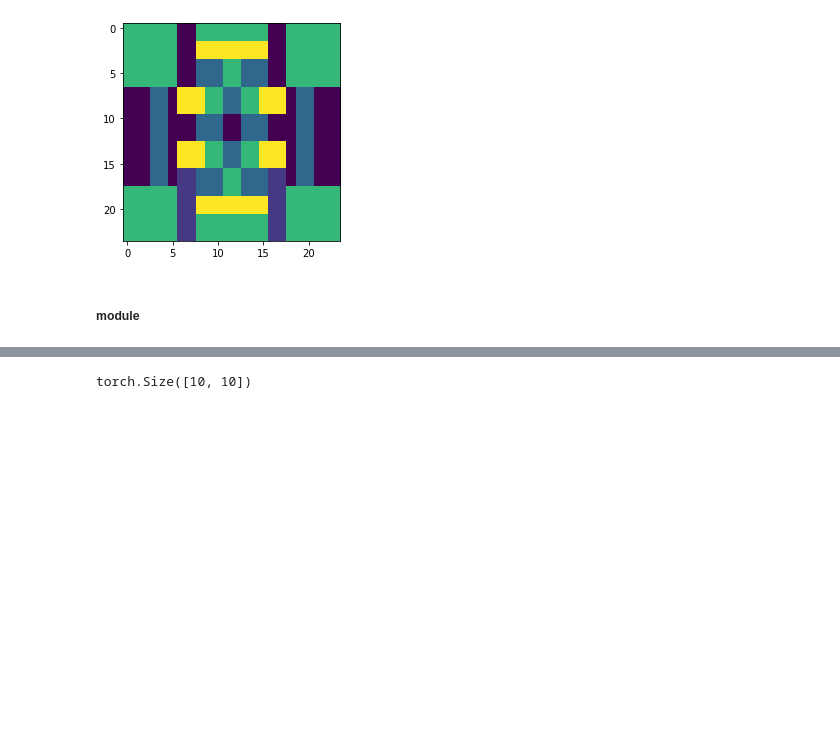
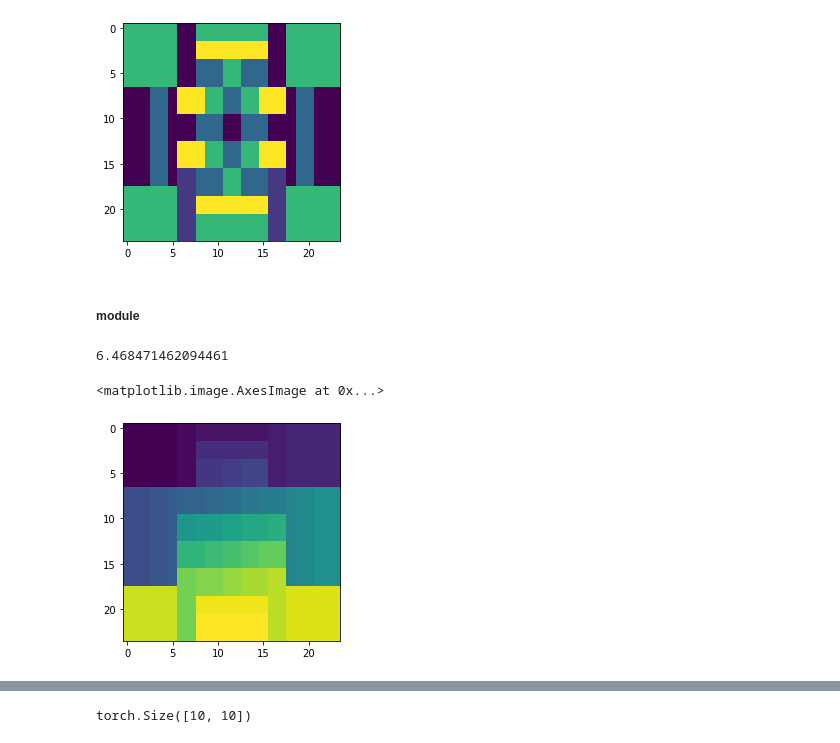
Before and after one commit to veya2ztn/TNproject, a Jupyter notebook: Model and Train.ipynb, the cells around one changed output, grey strips where cells are left out. Drawn from its saved outputs; the diff is of its cells as text; code cells hidden in the pictures; blank space fills up the shorter version.

```diff
--- a/Model and Train.ipynb
+++ b/Model and Train.ipynb
@@ -829,5 +961,26 @@ class PEPS_einsum_arbitrary_partition_optim(TN_Base):
             operands+=operand
         operands+= [[...,*self.outlist]]
         return self.einsum_engine(*operands,optimize=self.path)
+# %%
+arbitary_shape_state_dict = torch.load("models/arbitary_shape/arbitary_shape_2.json")
+info_per_group = arbitary_shape_state_dict['node']
+info_per_line  = arbitary_shape_state_dict['line']
+info_per_point = arbitary_shape_state_dict['element']
+# %%
+np.power(np.prod([t['D']*1.0 for t in info_per_line.values()]),1/len(info_per_line.values()))
+# %% [output]
+6.468471462094461
+# %%
+pattern=[]
+for i in range(24):
+    lines=[]
+    for j in range(24):
+        lines.append(info_per_point[i,j]['group'])
+    pattern.append(lines)
+# %%
+plt.imshow(pattern)
+# %% [output]
+<matplotlib.image.AxesImage at 0x...>
+[figure, added]
 # %%
 model = PEPS_einsum_arbitrary_partition_optim(virtual_bond_dim="models/arbitary_shape/arbitary_shape_1.json")
```
Also changed, not shown: parts of 35 cells of this notebook, 7 other files.
